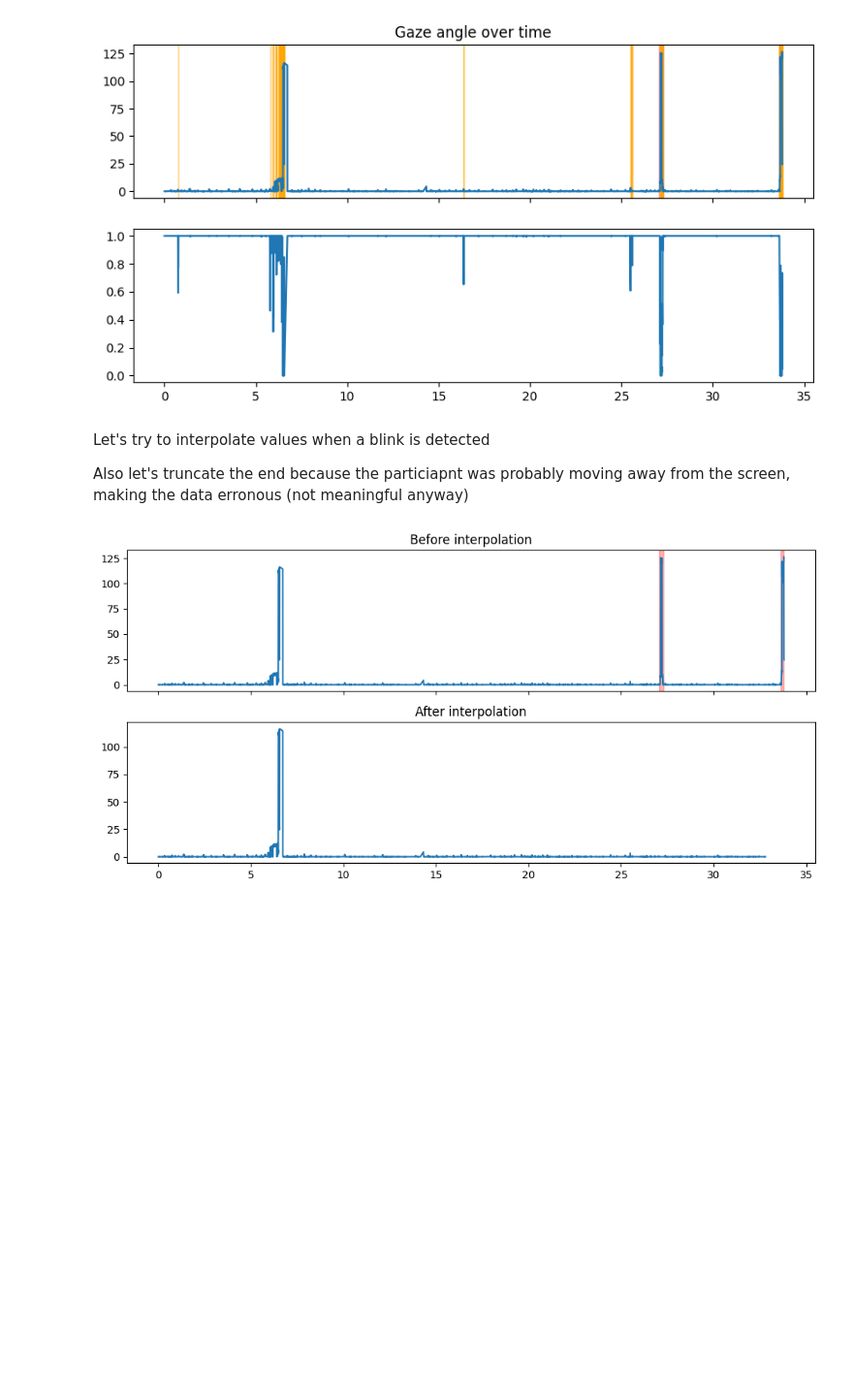
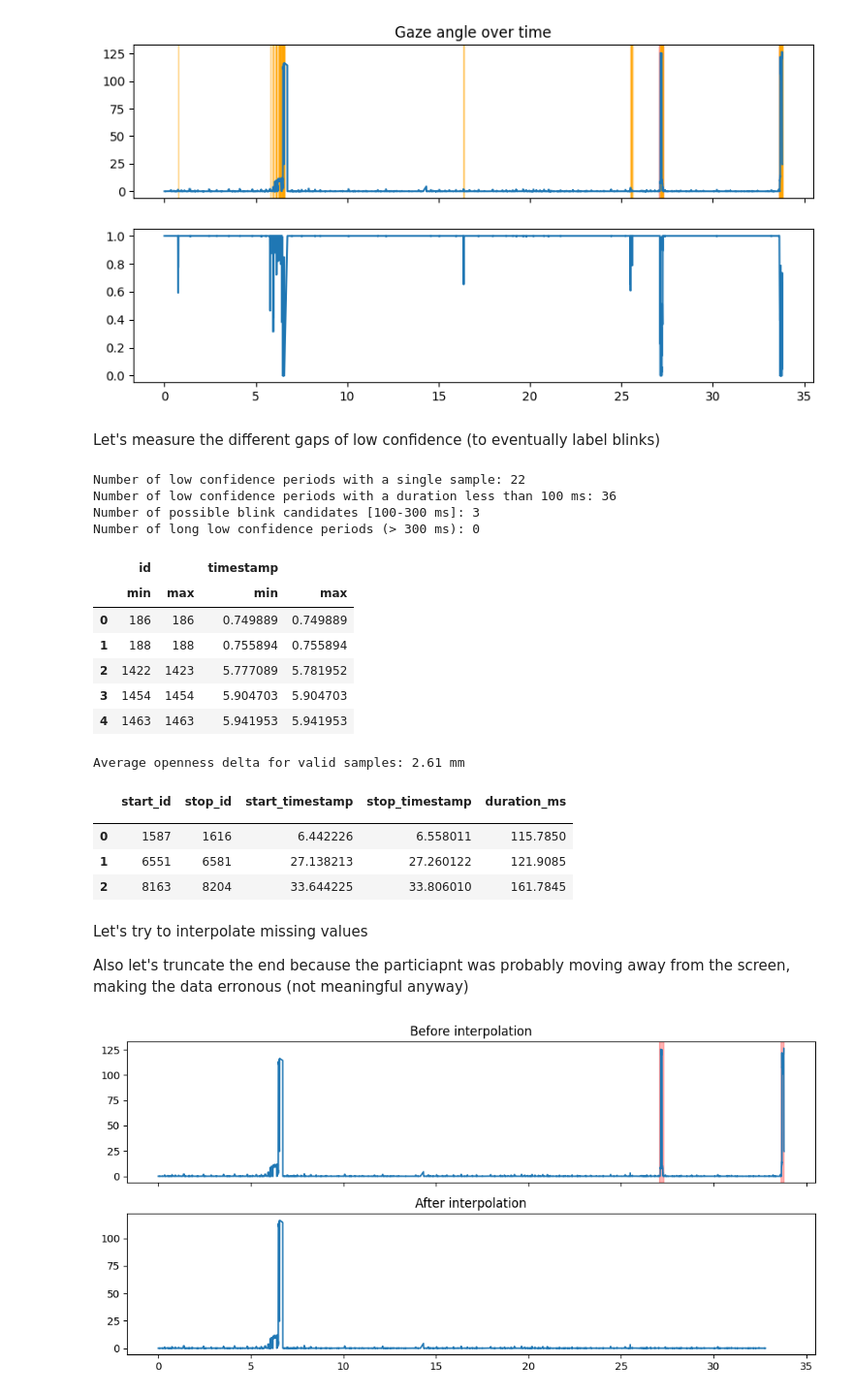
Before and after one commit to Alex0021/thesis-adaptive-swarm-interfaces, a Jupyter notebook: research/cognitive_load_models/notebooks/01_explore_datasets.ipynb, the cells around one changed output. Shown at 97% size. Saved outputs shown, nothing was run; the diff lists cells and outputs as text; code cells hidden in the pictures; blank space fills up the shorter version.

```diff
--- a/research/cognitive_load_models/notebooks/01_explore_datasets.ipynb
+++ b/research/cognitive_load_models/notebooks/01_explore_datasets.ipynb
@@ -161,7 +161,58 @@ axs[1].plot(y_data.index, y_data['pupil_confidence'])
 # %% [output]
 [<matplotlib.lines.Line2D at 0x...>]
 [figure]
+# %% [markdown]
+Let's measure the different gaps of low confidence (to eventually label blinks)
+# %%
+low_confidence_df = merged_df_clean[['timestamp', 'pupil_confidence', 'ellipse_axis_a']].copy()
+low_confidence_df['low_confidence'] = low_confidence_df['pupil_confidence'] < 0.95
+low_confidence_df['transition'] = low_confidence_df['low_confidence'] != low_confidence_df['low_confidence'].shift(1)
+low_confidence_df['group'] = low_confidence_df['transition'].cumsum()
+low_confidence_df['id'] = low_confidence_df.index
+low_confidence_df_gfoup = low_confidence_df.groupby('group').agg({'low_confidence': ['first', 'count'], 'timestamp': ['min', 'max'], 'ellipse_axis_a': ['min', 'max'], 'id': ['min', 'max']})
+low_confidence_df_gfoup['duration_ms'] = (low_confidence_df_gfoup['timestamp']['max'] - low_confidence_df_gfoup['timestamp']['min']) * 1000
+low_confidence_df_gfoup['openness_delta'] = low_confidence_df_gfoup['ellipse_axis_a']['max'] - low_confidence_df_gfoup['ellipse_axis_a']['min']
+low_confidence_df_gfoup[low_confidence_df_gfoup['low_confidence']['first']].head()
+
+print(f"Number of low confidence periods with a single sample: {(low_confidence_df_gfoup['low_confidence']['first'] & (low_confidence_df_gfoup['low_confidence']['count'] == 1)).sum()}")
+print(f"Number of low confidence periods with a duration less than 100 ms: {(low_confidence_df_gfoup['low_confidence']['first'] & (low_confidence_df_gfoup['duration_ms'] < 100)).sum()}")
+print(f"Number of possible blink candidates [100-300 ms]: {(low_confidence_df_gfoup['low_confidence']['first'] & (low_confidence_df_gfoup['duration_ms'] >= 100) & (low_confidence_df_gfoup['duration_ms'] <= 300)).sum()}")
+print(f"Number of long low confidence periods (> 300 ms): {(low_confidence_df_gfoup['low_confidence']['first'] & (low_confidence_df_gfoup['duration_ms'] > 300)).sum()}")
+
+gaps_to_fill_df = low_confidence_df_gfoup[low_confidence_df_gfoup['low_confidence']['first'] & (low_confidence_df_gfoup['duration_ms'] < 100)]
+gaps_to_fill_df = gaps_to_fill_df[[('id', 'min'), ('id', 'max'), ('timestamp', 'min'), ('timestamp', 'max')]].reset_index(drop=True)
+display(gaps_to_fill_df.head())
+
+average_openness_delta_valid_samples = low_confidence_df_gfoup[(~low_confidence_df_gfoup['low_confidence']['first'])]['openness_delta'].mean()
+print(f"Average openness delta for valid samples: {average_openness_delta_valid_samples:.2f} mm")
+low_confidence_df_gfoup[(low_confidence_df_gfoup['low_confidence']['first'] & (low_confidence_df_gfoup['duration_ms'] >= 100) & (low_confidence_df_gfoup['duration_ms'] <= 300))]
+
+custom_blinks_df = low_confidence_df_gfoup[(low_confidence_df_gfoup['low_confidence']['first'] & (low_confidence_df_gfoup['duration_ms'] >= 100) & (low_confidence_df_gfoup['duration_ms'] <= 300))].copy()
+custom_blinks_df['start_timestamp'] = custom_blinks_df['timestamp']['min']
+custom_blinks_df['stop_timestamp'] = custom_blinks_df['timestamp']['max']
+custom_blinks_df['start_id'] = custom_blinks_df['id']['min']
+custom_blinks_df['stop_id'] = custom_blinks_df['id']['max']
+custom_blinks_df = custom_blinks_df[['start_id', 'stop_id', 'start_timestamp', 'stop_timestamp', 'duration_ms']].reset_index(drop=True)
+custom_blinks_df.head()
+# %% [output]
+Number of low confidence periods with a single sample: 22
+Number of low confidence periods with a duration less than 100 ms: 36
+Number of possible blink candidates [100-300 ms]: 3
+Number of long low confidence periods (> 300 ms): 0
+|  | id |  | timestamp |  |
+|  | min | max | min | max |
+| 0 | 186 | 186 | 0.749889 | 0.749889 |
+| 1 | 188 | 188 | 0.755894 | 0.755894 |
+| 2 | 1422 | 1423 | 5.777089 | 5.781952 |
+| 3 | 1454 | 1454 | 5.904703 | 5.904703 |
+| 4 | 1463 | 1463 | 5.941953 | 5.941953 |
+Average openness delta for valid samples: 2.61 mm
+|  | start_id | stop_id | start_timestamp | stop_timestamp | duration_ms |
+|  |  |  |  |  |  |
+| 0 | 1587 | 1616 | 6.442226 | 6.558011 | 115.7850 |
+| 1 | 6551 | 6581 | 27.138213 | 27.260122 | 121.9085 |
+| 2 | 8163 | 8204 | 33.644225 | 33.806010 | 161.7845 |
 # %% [markdown]
-Let's try to interpolate values when a blink is detected
+Let's try to interpolate missing values
 
 Also let's truncate the end because the particiapnt was probably moving away from the screen, making the data erronous (not meaningful anyway)
```
Also changed, not shown: parts of 2 cells of this notebook, 4 other files.
